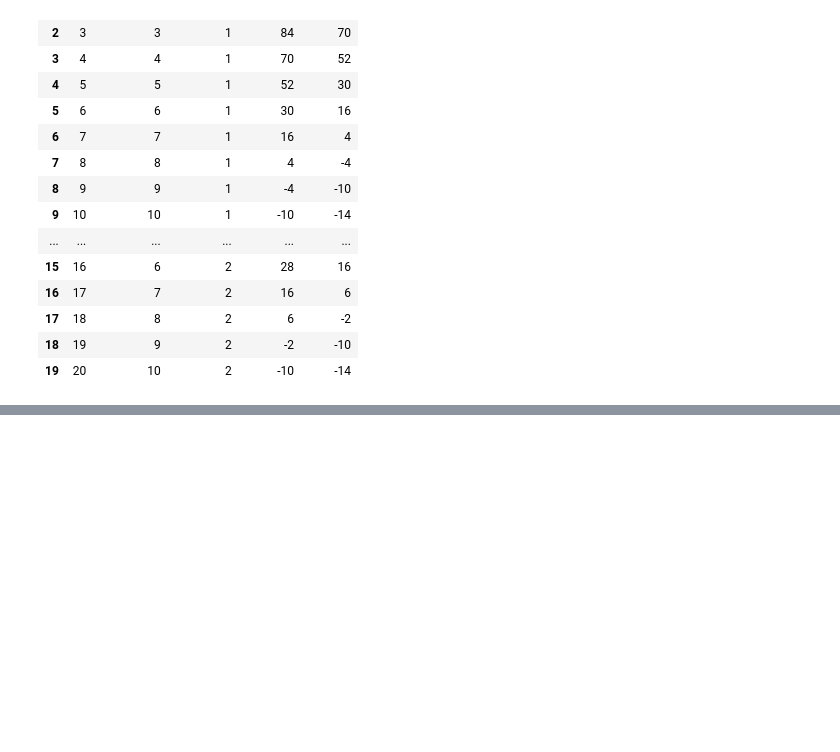
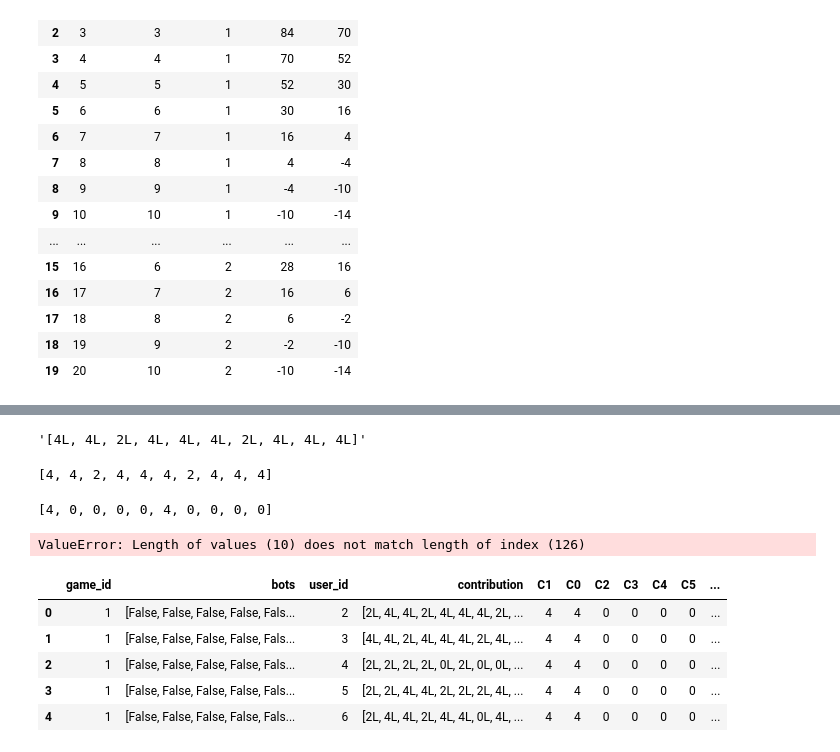
Before and after one commit to menektoni/TfG, a Jupyter notebook: Data_Analysis.ipynb, the cells around one changed output, grey strips where cells are left out. Drawn from its saved outputs; the diff is of its cells as text; code cells hidden in the pictures; blank space fills up the shorter version.

Commit message:
Starting Feature Engineering. Some problems with the introduction of the contribution at each round.

```diff
--- a/Data_Analysis.ipynb
+++ b/Data_Analysis.ipynb
@@ -141,0 +220,40 @@ round_cccb.head(20)
+# %%
+# Let's take a look at how people contribute. We have a list inside a Serie. Let's change it.
+
+regex_work = contributions['contribution'][1]
+
+regex_work
+# %% [output]
+'[4L, 4L, 2L, 4L, 4L, 4L, 2L, 4L, 4L, 4L]'
+# %%
+# Here we can observe how each person will contribute per round. Now it's a list.
+
+def contributions_separation(string):
+    return [int(i) for i in re.findall('[0-9]+', string)]
+
+contributions_separation(regex_work)
+# %% [output]
+[4, 4, 2, 4, 4, 4, 2, 4, 4, 4]
+# %%
+array_tank = contributions['contribution'].apply(contributions_separation)
+
+len(array_tank)
+array_tank[125]
+# %% [output]
+[4, 0, 0, 0, 0, 4, 0, 0, 0, 0]
+# %%
+# Introduction into our contributions dataframe.
+for j in range(0, len(array_tank)):
+    for i in range(1, 11):
+        contributions['C'+str(i)] = array_tank[j][i-1]
+# %% [output]
+ValueError: Length of values (10) does not match length of index (126)
+# %%
+contributions.head()
+# %% [output]
+|  | game_id | bots | user_id | contribution | C1 | C0 | C2 | C3 | C4 | C5 | ... |
+| 0 | 1 | [False, False, False, False, Fals... | 2 | [2L, 4L, 4L, 2L, 4L, 4L, 4L, 2L, ... | 4 | 4 | 0 | 0 | 0 | 0 | ... |
+| 1 | 1 | [False, False, False, False, Fals... | 3 | [4L, 4L, 2L, 4L, 4L, 4L, 2L, 4L, ... | 4 | 4 | 0 | 0 | 0 | 0 | ... |
+| 2 | 1 | [False, False, False, False, Fals... | 4 | [2L, 2L, 2L, 2L, 0L, 2L, 0L, 0L, ... | 4 | 4 | 0 | 0 | 0 | 0 | ... |
+| 3 | 1 | [False, False, False, False, Fals... | 5 | [2L, 2L, 4L, 4L, 2L, 2L, 2L, 4L, ... | 4 | 4 | 0 | 0 | 0 | 0 | ... |
+| 4 | 1 | [False, False, False, False, Fals... | 6 | [2L, 4L, 4L, 2L, 4L, 4L, 0L, 4L, ... | 4 | 4 | 0 | 0 | 0 | 0 | ... |
```
Also changed, not shown: parts of 11 cells of this notebook.
